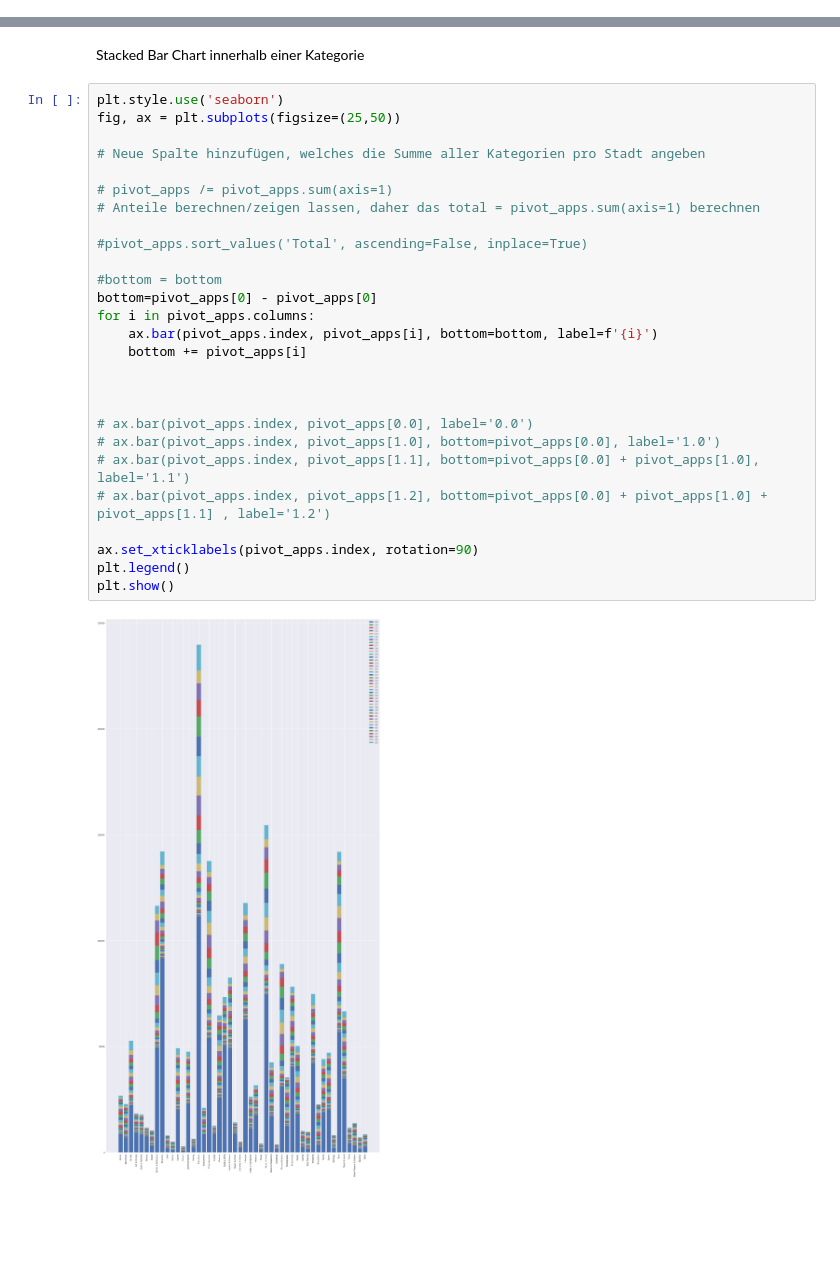
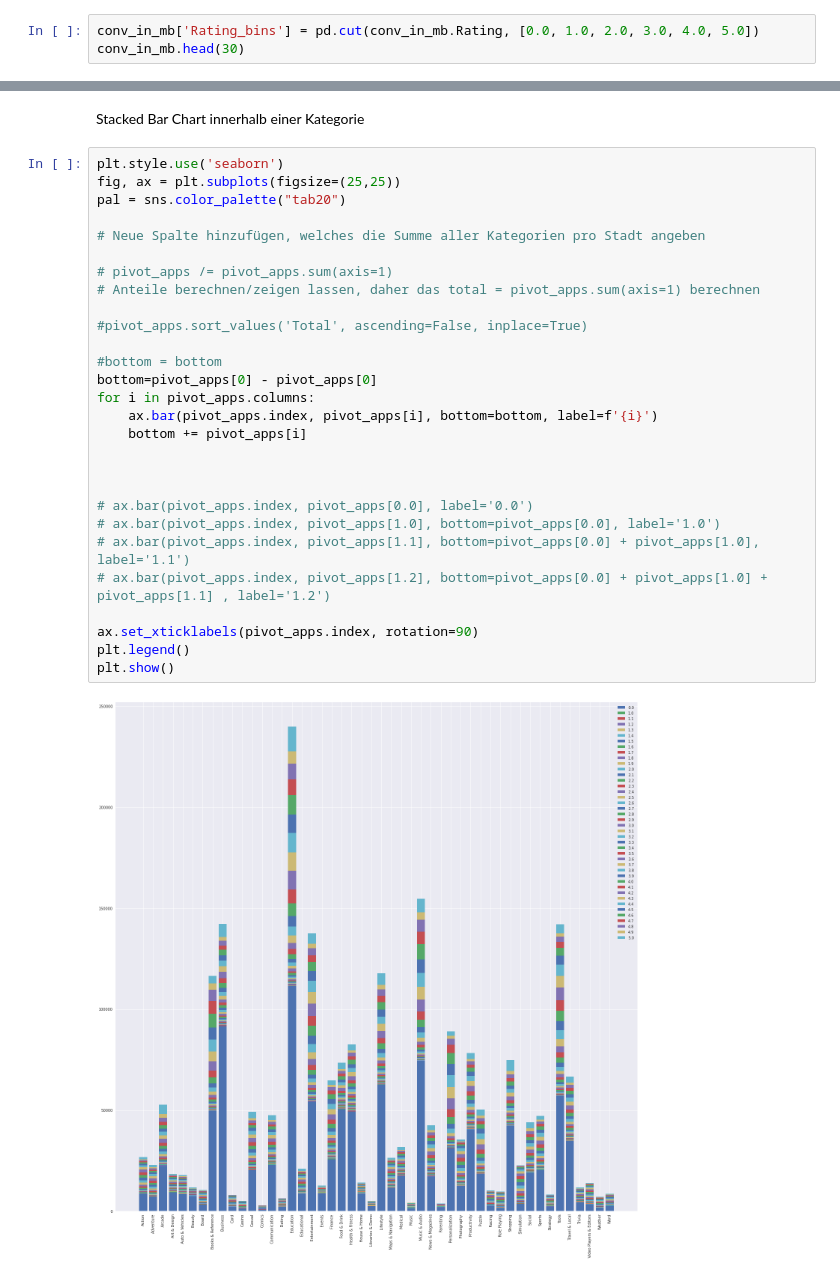
Before and after one commit to Wangi2901/data-analytics, a Jupyter notebook: GooglePlaystore-Huong.ipynb, the cells around one changed output, grey strips where cells are left out. Drawn from its saved outputs; the diff is of its cells as text; blank space fills up the shorter version.

```diff
--- a/GooglePlaystore-Huong.ipynb
+++ b/GooglePlaystore-Huong.ipynb
@@ -653,3 +654,6 @@ Video Players & Editors     14015
 Weather                      7246
 Word                         8630
 Name: Category, dtype: int64
+# %%
+conv_in_mb['Rating_bins'] = pd.cut(conv_in_mb.Rating, [0.0, 1.0, 2.0, 3.0, 4.0, 5.0])
+conv_in_mb.head(30)
@@ -680,30 +726,31 @@ pivot_apps.head(50)
 Stacked Bar Chart innerhalb einer Kategorie
 # %%
 plt.style.use('seaborn')
-fig, ax = plt.subplots(figsize=(25,50))
+fig, ax = plt.subplots(figsize=(25,25))
+pal = sns.color_palette("tab20")
 
 # Neue Spalte hinzufügen, welches die Summe aller Kategorien pro Stadt angeben
 
 # pivot_apps /= pivot_apps.sum(axis=1)
 # Anteile berechnen/zeigen lassen, daher das total = pivot_apps.sum(axis=1) berechnen
 
 #pivot_apps.sort_values('Total', ascending=False, inplace=True)
 
 #bottom = bottom
 bottom=pivot_apps[0] - pivot_apps[0]
 for i in pivot_apps.columns:
     ax.bar(pivot_apps.index, pivot_apps[i], bottom=bottom, label=f'{i}')
     bottom += pivot_apps[i]
 
 
 
 # ax.bar(pivot_apps.index, pivot_apps[0.0], label='0.0')
 # ax.bar(pivot_apps.index, pivot_apps[1.0], bottom=pivot_apps[0.0], label='1.0')
 # ax.bar(pivot_apps.index, pivot_apps[1.1], bottom=pivot_apps[0.0] + pivot_apps[1.0], label='1.1')
 # ax.bar(pivot_apps.index, pivot_apps[1.2], bottom=pivot_apps[0.0] + pivot_apps[1.0] + pivot_apps[1.1] , label='1.2')
 
 ax.set_xticklabels(pivot_apps.index, rotation=90)
 plt.legend()
 plt.show()
 # %% [output]
-[figure, old version]
+[figure, new version]
```
Also changed, not shown: parts of 12 cells of this notebook.
